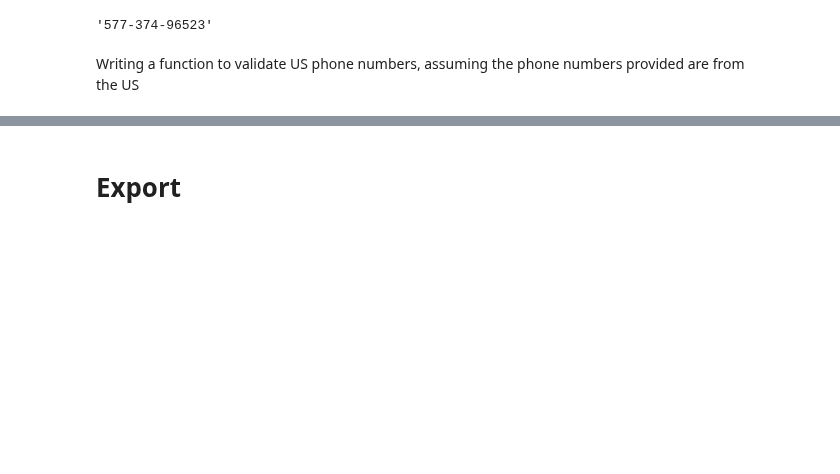
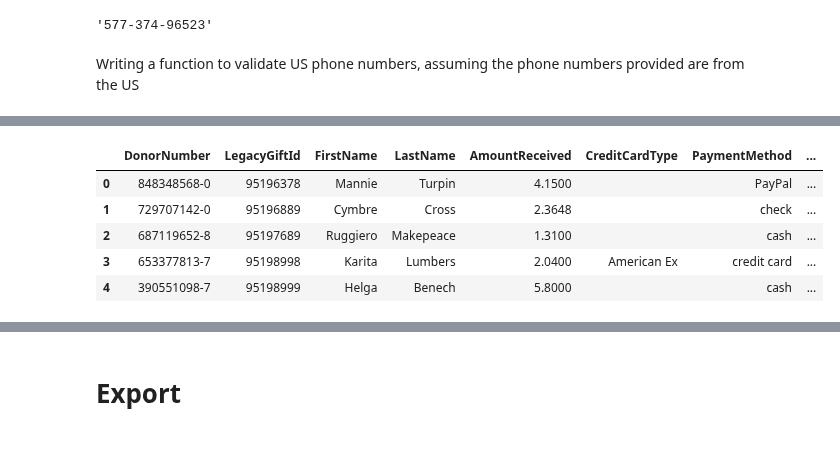
Before and after one commit to LearnThinkCreate/virtuous_interview, a Jupyter notebook: 00_Setup.ipynb, the cells around one changed output, grey strips where cells are left out. Drawn from its saved outputs; the diff is of its cells as text; code cells hidden in the pictures; blank space fills up the shorter version.

```diff
--- a/00_Setup.ipynb
+++ b/00_Setup.ipynb
@@ -519,0 +530,9 @@ contacts.fillna('', inplace=True)
+# %%
+gifts.head(5)
+# %% [output]
+|  | DonorNumber | LegacyGiftId | FirstName | LastName | AmountReceived | CreditCardType | PaymentMethod | ... |
+| 0 | 848348568-0 | 95196378 | Mannie | Turpin | 4.1500 |  | PayPal | ... |
+| 1 | 729707142-0 | 95196889 | Cymbre | Cross | 2.3648 |  | check | ... |
+| 2 | 687119652-8 | 95197689 | Ruggiero | Makepeace | 1.3100 |  | cash | ... |
+| 3 | 653377813-7 | 95198998 | Karita | Lumbers | 2.0400 | American Ex | credit card | ... |
+| 4 | 390551098-7 | 95198999 | Helga | Benech | 5.8000 |  | cash | ... |
```
Also changed, not shown: parts of 25 cells of this notebook, 3 other files.
